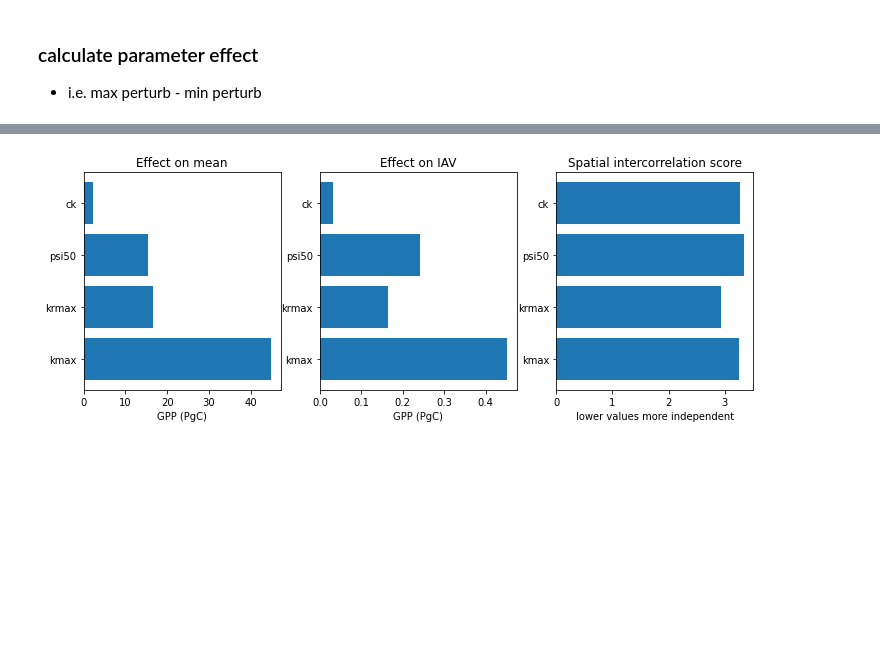
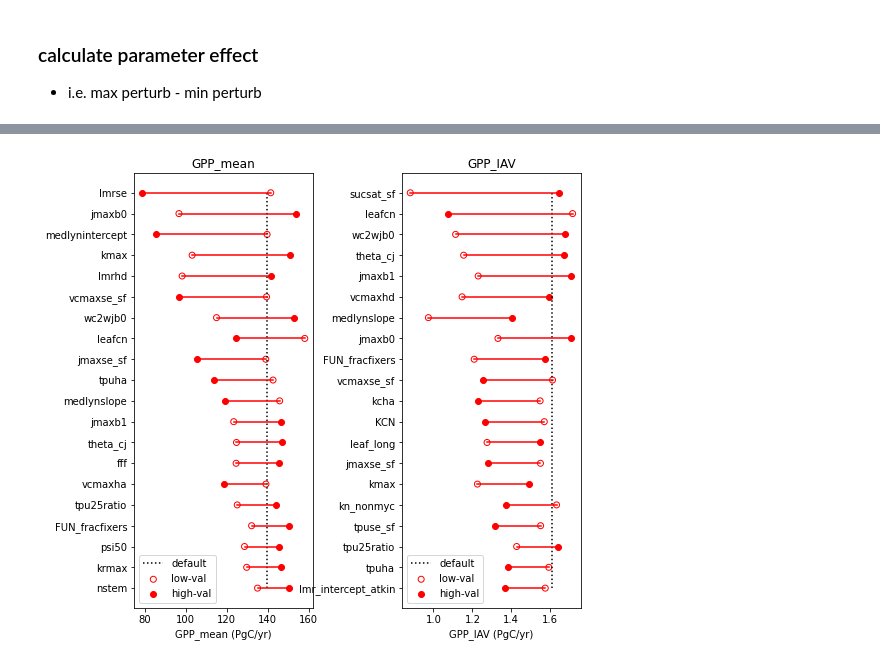
Before and after one commit to djk2120/CLM5PPE, a Jupyter notebook: pyth/template.ipynb, the cells around one changed output, grey strips where cells are left out. Saved outputs shown, nothing was run; the diff lists cells and outputs as text; code cells hidden in the pictures; blank space fills up the shorter version.

```diff
--- a/pyth/template.ipynb
+++ b/pyth/template.ipynb
@@ -355,21 +293,18 @@ ck
-# %%
-plt.figure(figsize=[12,4])
-plt.subplot(131)
-plt.barh(range(4),mean)
-plt.yticks(range(4),uniques)
-plt.xlabel('GPP (PgC)')
-plt.title('Effect on mean');
-
-plt.subplot(132)
-plt.barh(range(4),iav)
-plt.yticks(range(4),uniques)
-plt.xlabel('GPP (PgC)')
-plt.title('Effect on IAV');
-
-plt.subplot(133)
-plt.barh(range(4),spatial)
-plt.yticks(range(4),uniques)
-plt.xlabel('lower values more independent')
-plt.title('Spatial intercorrelation score');
-# %% [output]
-[figure, removed]
+# %%
+##this is used below
+def plot_top20(xvals,ranks,xdef,datavar,op,units):
+    plt.plot([xdef,xdef],[-1,-20],'k:',label='default')
+    for i in range(-1,-21,-1):
+        j = ranks[i]
+        x = xvals[j]
+
+        plt.scatter(x[0],i,marker='o',facecolors='none', edgecolors='r',label='low-val')
+        plt.scatter(x[1],i,color='r',marker='o',label='high-val')
+        if (i==-1):
+            plt.legend(loc=3)
+        plt.plot([x.min(),x.max()],[i,i],'-r')
+
+    plt.xlabel(datavar+'_'+op+' ('+units+')')
+    plt.title(datavar+'_'+op)
+    pticks = [uniques[ranks[i]] for i in range(-1,-21,-1)]
+    plt.yticks(range(-1,-21,-1),pticks)
@@ -375,0 +347,31 @@ plt.title('Spatial intercorrelation score');
+# %%
+datavar = 'GPP'
+cf = cfs[datavar]      #conversion factor
+unit = units[datavar]
+uniques = np.unique(ds.param)
+
+#calculate annual mean and IAV for the given datavar
+#    xmeans is a list of paired means for [pmin,pmax] for each p in uniques
+#    xmeans is a list of paired iavs  for [pmin,pmax] for each p in uniques
+#    xann   is basically ds[datavar].groupby('time.year').mean()
+xmeans,xiavs,xann = param_effect(ds,datavar,cf,uniques)
+
+#calculate the ranges for mean and IAV
+dmeans = [abs(xmean[0]-xmean[1]) for xmean in xmeans]
+diavs  = [abs(xiav[0] -xiav[1])  for xiav  in xiavs]
+
+#rank the parameters
+mean_ranks = np.argsort(dmeans)
+mean_def   = xann.isel(ens=0).mean(dim='year')
+iav_ranks  = np.argsort(diavs)
+iav_def    = xann.isel(ens=0).std(dim='year')
+
+#plot, defined above
+plt.figure(figsize=[8,8])
+plt.subplot(121)
+plot_top20(xmeans,mean_ranks,mean_def,datavar,'mean',unit)
+plt.subplot(122)
+plot_top20(xiavs,iav_ranks,iav_def,datavar,'IAV',unit)
+plt.subplots_adjust(wspace=0.5)
+# %% [output]
+[figure, added]
```
Also changed, not shown: parts of 16 cells of this notebook.
